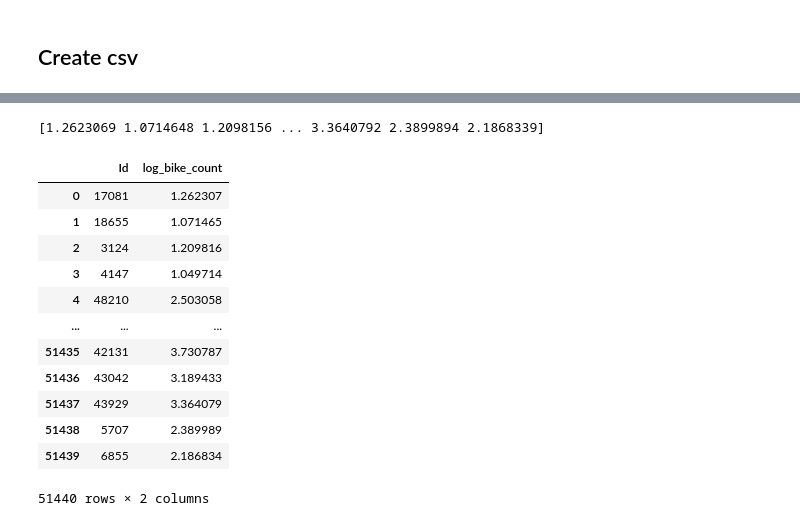
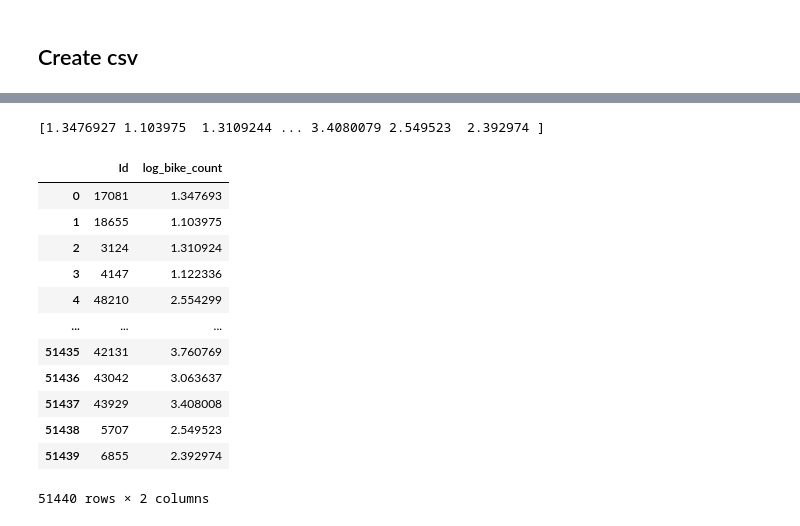
Before and after one commit to ThomasBrdes/bike-count-DSB, a Jupyter notebook: Training_model_pipeline_final.ipynb, the cells around one changed output, grey strips where cells are left out. Cells and saved outputs as stored; diff of their text form; code cells hidden in the pictures.

Commit message:
final commit of the project with cleaned files and final solution in Training_model_pipeline_final.ipynb

```diff
--- a/Training_model_pipeline_final.ipynb
+++ b/Training_model_pipeline_final.ipynb
@@ -55,19 +54,22 @@ def add_external_data(X):
     merged_X_train_external_DATA = get_data._merge_external_data_weather(X)
 
     # merge original data + external data + holidays
-    merged_X_train_external_HOLIDAYS = get_data._merge_holidays_week_end(merged_X_train_external_DATA)
+    merged_X_train_external_HOLIDAYS = get_data._merge_holidays_week_end(
+        merged_X_train_external_DATA)
 
     # merge original data + external data + holidays + data COVID
-    merged_X_train_external_HOLIDAYS_COVID = get_data._merge_Curfews_lockdowns_COVID(merged_X_train_external_HOLIDAYS)
-    merged_X_train_external_HOLIDAYS_COVID = get_data._merge_indicators_COVID(merged_X_train_external_HOLIDAYS_COVID)
+    merged_X_train_external_HOLIDAYS_COVID = get_data._merge_Curfews_lockdowns_COVID(
+        merged_X_train_external_HOLIDAYS)
+    merged_X_train_external_HOLIDAYS_COVID = get_data._merge_indicators_COVID(
+        merged_X_train_external_HOLIDAYS_COVID)
 
     # merge original data + external data + holidays + data COVID + data accidents
-    merged_X_train_external_HOLIDAYS_COVID_ACCIDENTS = get_data._merge_road_accidents(merged_X_train_external_HOLIDAYS_COVID)
+    merged_X_train_external_HOLIDAYS_COVID_ACCIDENTS = get_data._merge_road_accidents(
+        merged_X_train_external_HOLIDAYS_COVID)
 
     return merged_X_train_external_HOLIDAYS_COVID_ACCIDENTS
 # %%
 def get_estimator():
-
     '''
     Creates a pipe which:
         (1) performs all the transformations done by the functions merge_external_data() and _encode_dates(),
@@ -91,8 +93,10 @@ def get_estimator():
     categorical_encoder = OneHotEncoder(handle_unknown="ignore")
     categorical_cols = ["counter_name", 'site_id']
     numeric_encoder = StandardScaler()
-    numeric_cols = ['t', 'u','rr3', 'is_holiday', 'rea', 'rad', 'hosp', 'year', 'month', 'day', 'weekday', 'hour']
-
+    numeric_cols = ['t', 'u', 'rr3', 'is_holiday', 'rea',
+                    'rad', 'hosp', 'year', 'month', 'day', 'weekday', 'hour']
+    numeric_cols = ['t', 'u', 'rr3', 'is_holiday', 'rea',
+                    'rad', 'hosp',  'year', 'month', 'day', 'weekday', 'hour']
 
     # Create a ColumnTransformer object to perform all encodings
     preprocessor = ColumnTransformer(
@@ -125,10 +129,10 @@ def get_estimator():
               'max_delta_step': None,
               'max_depth': 13,
               'max_leaves': None,
-              'min_child_weight': 5,
+              'min_child_weight': 9,
               'monotone_constraints': None,
               'multi_strategy': None,
-              'n_estimators': 1500,
+              'n_estimators': 2050,
               'n_jobs': None,
               'num_parallel_tree': None,
               'random_state': None,
@@ -136,13 +140,12 @@ def get_estimator():
               'reg_lambda': None,
               'sampling_method': None,
               'scale_pos_weight': None,
-              'subsample': 0.7,
+              'subsample': 0.8,
               'tree_method': None,
               'validate_parameters': None,
               'verbosity': None,
               'verbose': True,
               'early_stopping': True}
-
 
     # Create the regressor object
     regressor = xgb.XGBRegressor(**params)
@@ -252,20 +251,20 @@ def submission_kaggle(model, X_final_test):
 # %%
-a = submission_kaggle(pipe, X_final_test)
+results = submission_kaggle(pipe, X_final_test)
 # %% [output]
-[1.2623069 1.0714648 1.2098156 ... 3.3640792 2.3899894 2.1868339]
+[1.3476927 1.103975  1.3109244 ... 3.4080079 2.549523  2.392974 ]
 # %%
-a
+results
 # %% [output]
 |  | Id | log_bike_count |
-| 0 | 17081 | 1.262307 |
-| 1 | 18655 | 1.071465 |
-| 2 | 3124 | 1.209816 |
-| 3 | 4147 | 1.049714 |
-| 4 | 48210 | 2.503058 |
+| 0 | 17081 | 1.347693 |
+| 1 | 18655 | 1.103975 |
+| 2 | 3124 | 1.310924 |
+| 3 | 4147 | 1.122336 |
+| 4 | 48210 | 2.554299 |
 | ... | ... | ... |
-| 51435 | 42131 | 3.730787 |
-| 51436 | 43042 | 3.189433 |
-| 51437 | 43929 | 3.364079 |
-| 51438 | 5707 | 2.389989 |
-| 51439 | 6855 | 2.186834 |
+| 51435 | 42131 | 3.760769 |
+| 51436 | 43042 | 3.063637 |
+| 51437 | 43929 | 3.408008 |
+| 51438 | 5707 | 2.549523 |
+| 51439 | 6855 | 2.392974 |
 51440 rows × 2 columns
```
Also changed, not shown: parts of 4 cells of this notebook, 9 other files.
